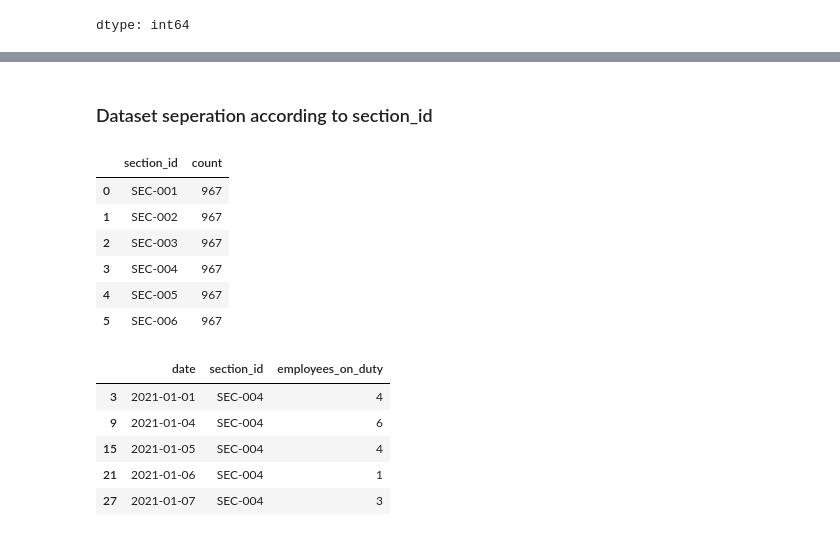
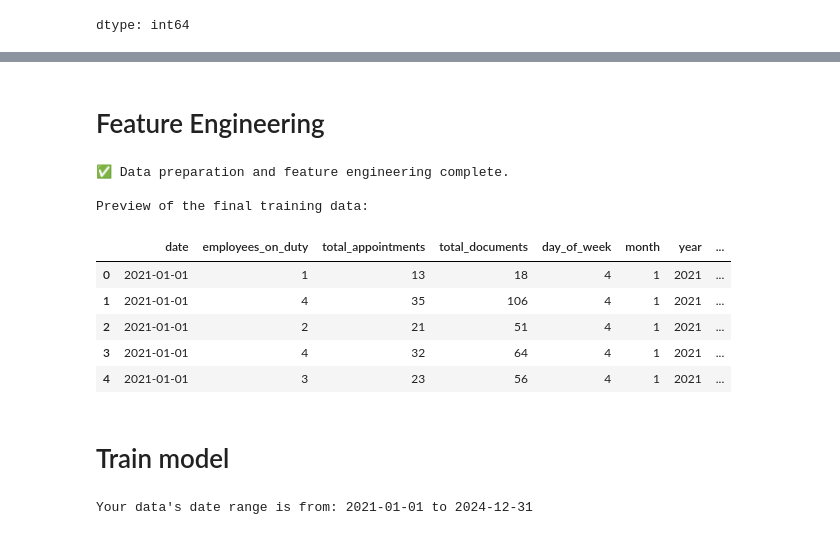
Before and after one commit to RMCV-Rajapaksha/TeamInception_Datathon, a Jupyter notebook: task2_eda_and_data_preprocessing_XGBoost.ipynb, the cells around one changed output, grey strips where cells are left out. Cells and saved outputs as stored; diff of their text form; code cells hidden in the pictures.

```diff
--- a/task2_eda_and_data_preprocessing_XGBoost.ipynb
+++ b/task2_eda_and_data_preprocessing_XGBoost.ipynb
@@ -244,13 +214,0 @@ dtype: int64
-# %% [markdown]
-### Dataset seperation according to section_id
-# %%
-task_counts = staffing_data.groupby("section_id").size().reset_index(name="count")
-task_counts
-# %% [output]
-|  | section_id | count |
-| 0 | SEC-001 | 967 |
-| 1 | SEC-002 | 967 |
-| 2 | SEC-003 | 967 |
-| 3 | SEC-004 | 967 |
-| 4 | SEC-005 | 967 |
-| 5 | SEC-006 | 967 |
@@ -264,9 +215,46 @@ sec_6_data = staffing_data[staffing_data['section_id'] == 'SEC-006'].copy()
-# %%
-sec_4_data.head()
-# %% [output]
-|  | date | section_id | employees_on_duty |
-| 3 | 2021-01-01 | SEC-004 | 4 |
-| 9 | 2021-01-04 | SEC-004 | 6 |
-| 15 | 2021-01-05 | SEC-004 | 4 |
-| 21 | 2021-01-06 | SEC-004 | 1 |
-| 27 | 2021-01-07 | SEC-004 | 3 |
+# %% [markdown]
+# Feature Engineering
+# %%
+def create_time_features(df):
+    """Creates time-series features from a datetime column."""
+    df['date'] = pd.to_datetime(df['date'])
+    df['day_of_week'] = df['date'].dt.dayofweek
+    df['month'] = df['date'].dt.month
+    df['year'] = df['date'].dt.year
+    df['quarter'] = df['date'].dt.quarter
+    df['day_of_year'] = df['date'].dt.dayofyear
+    df['day_of_month'] = df['date'].dt.day
+    df['week_of_year'] = df['date'].dt.isocalendar().week.astype(int)
+    df['is_weekend'] = (df['date'].dt.dayofweek >= 5).astype(int)
+    return df
+
+training_df = create_time_features(training_df)
+
+# Handle Categorical Features (One-Hot Encoding)
+if 'section_id' in training_df.columns:
+    # MODIFIED LINE: Added dtype=int to ensure the new columns are 1s and 0s
+    training_df = pd.get_dummies(training_df, columns=['section_id'], prefix='section', dtype=int)
+
+print("✅ Data preparation and feature engineering complete.")
+print("\nPreview of the final training data:")
+training_df.head()
+# %% [output]
+✅ Data preparation and feature engineering complete.
+
+Preview of the final training data:
+|  | date | employees_on_duty | total_appointments | total_documents | day_of_week | month | year | ... |
+| 0 | 2021-01-01 | 1 | 13 | 18 | 4 | 1 | 2021 | ... |
+| 1 | 2021-01-01 | 4 | 35 | 106 | 4 | 1 | 2021 | ... |
+| 2 | 2021-01-01 | 2 | 21 | 51 | 4 | 1 | 2021 | ... |
+| 3 | 2021-01-01 | 4 | 32 | 64 | 4 | 1 | 2021 | ... |
+| 4 | 2021-01-01 | 3 | 23 | 56 | 4 | 1 | 2021 | ... |
+# %% [markdown]
+# Train model
+# %%
+# Find the first and last date in your dataset
+first_date = training_df['date'].min()
+last_date = training_df['date'].max()
+
+print(f"Your data's date range is from: {first_date.date()} to {last_date.date()}")
+# %% [output]
+Your data's date range is from: 2021-01-01 to 2024-12-31
```
Also changed, not shown: parts of 8 cells of this notebook.
